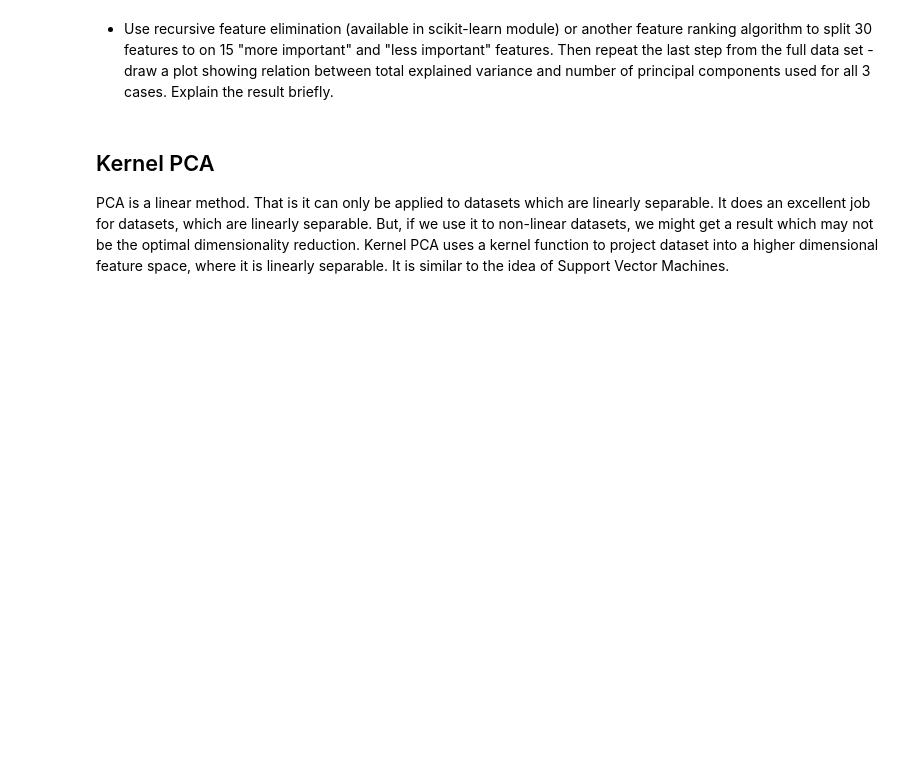
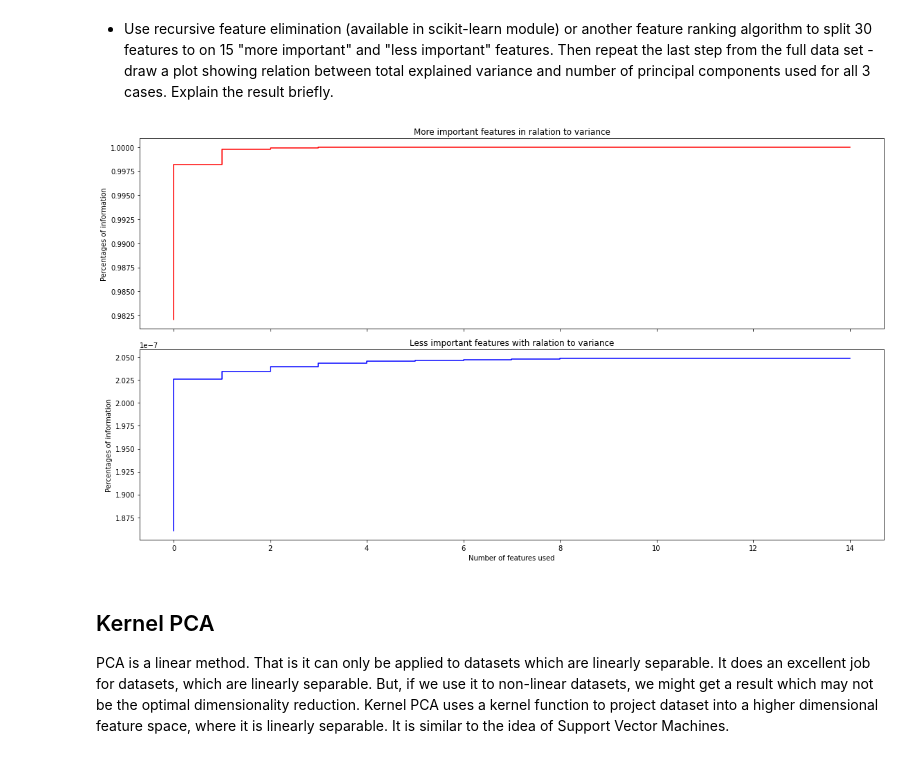
Before and after one commit to PKopel/data-embedding, a Jupyter notebook: pca_kernelpca_lab.ipynb, the cells around one changed output. Saved outputs shown, nothing was run; the diff lists cells and outputs as text; code cells hidden in the pictures; blank space fills up the shorter version.

```diff
--- a/pca_kernelpca_lab.ipynb
+++ b/pca_kernelpca_lab.ipynb
@@ -315,3 +305,20 @@ plt.show()
+# %%
+fig, ax = plt.subplots(2, 1, sharex=True, figsize=(16, 9))
+ax[0].step(range(len(more_important)), np.cumsum(more_important), c='r')
+ax[0].set(
+    title="More important features in ralation to variance",
+    ylabel="Percentages of information"
+)
+ax[1].step(range(len(less_important)), np.cumsum(less_important), c='b')
+ax[1].set(
+    title="Less important features with ralation to variance",
+    ylabel="Percentages of information",
+    xlabel="Number of features used"
+)
+
+fig.tight_layout()
+# %% [output]
+[figure, added]
 # %% [markdown]
 ## Kernel PCA
 
```
Also changed, not shown: parts of 37 cells of this notebook, 1 other file.
